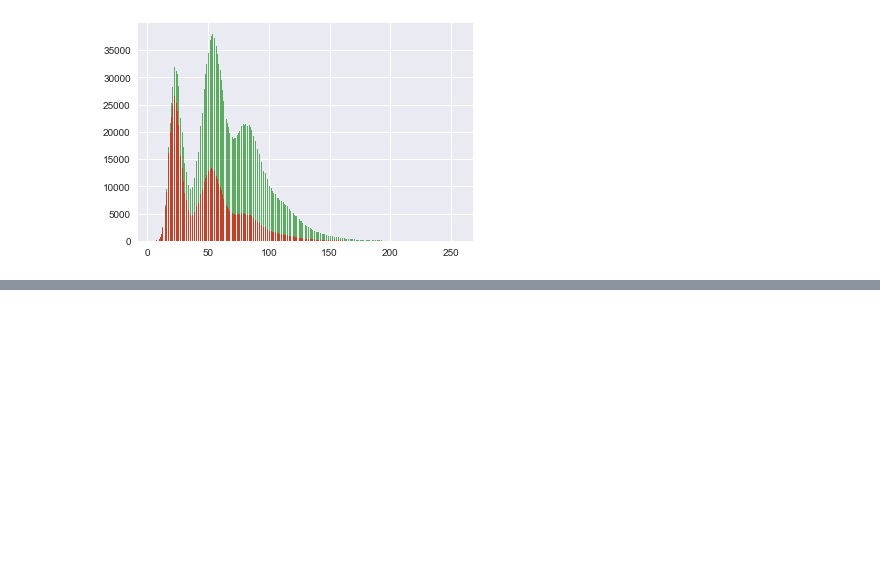
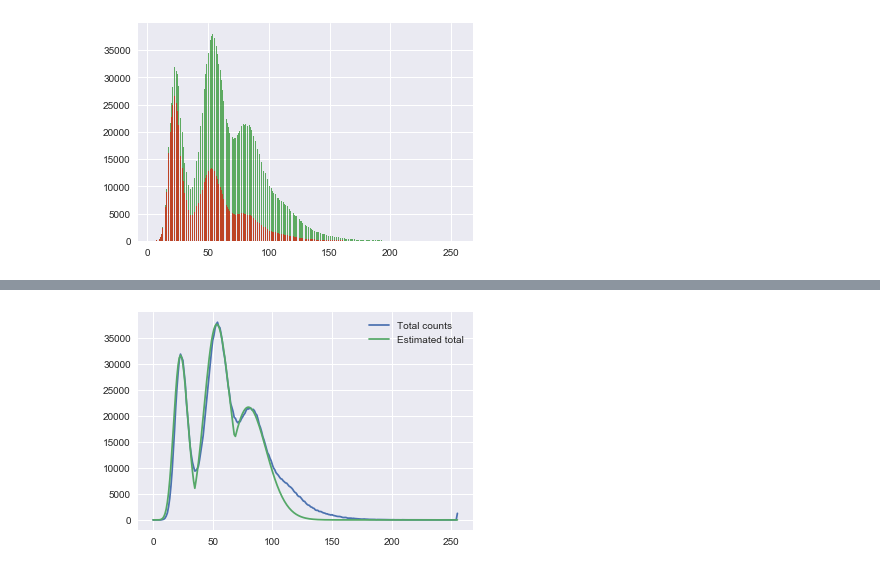
Before and after one commit to adamjorr/jelly, a Jupyter notebook: graphstuff.ipynb, the cells around one changed output, grey strips where cells are left out. Saved outputs shown, nothing was run; the diff lists cells and outputs as text; code cells hidden in the pictures; blank space fills up the shorter version.

```diff
--- a/graphstuff.ipynb
+++ b/graphstuff.ipynb
@@ -45,0 +85,9 @@ plt.plot(x,est_errs)
+# %%
+total_est = np.maximum(first_est, second_est)
+total_est = np.maximum(total_est, third_est)
+
+plt.plot(x, tcounts)
+plt.plot(x,total_est)
+plt.legend(labels = ('Total counts','Estimated total'));
+# %% [output]
+[figure, added]
```
Also changed, not shown: parts of 18 cells of this notebook.
